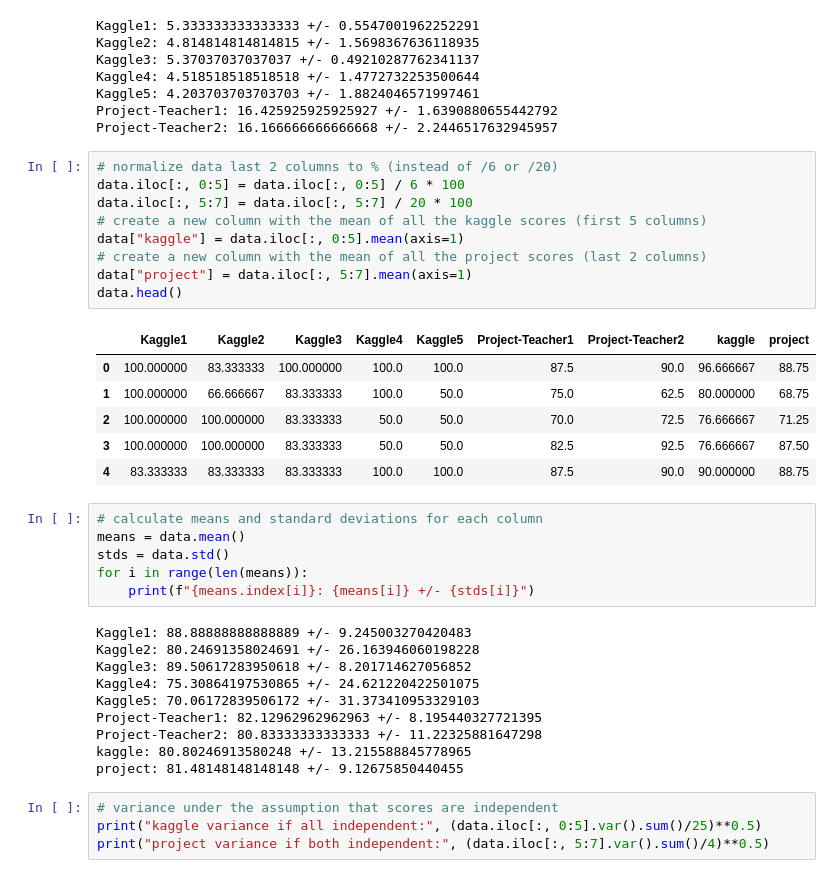
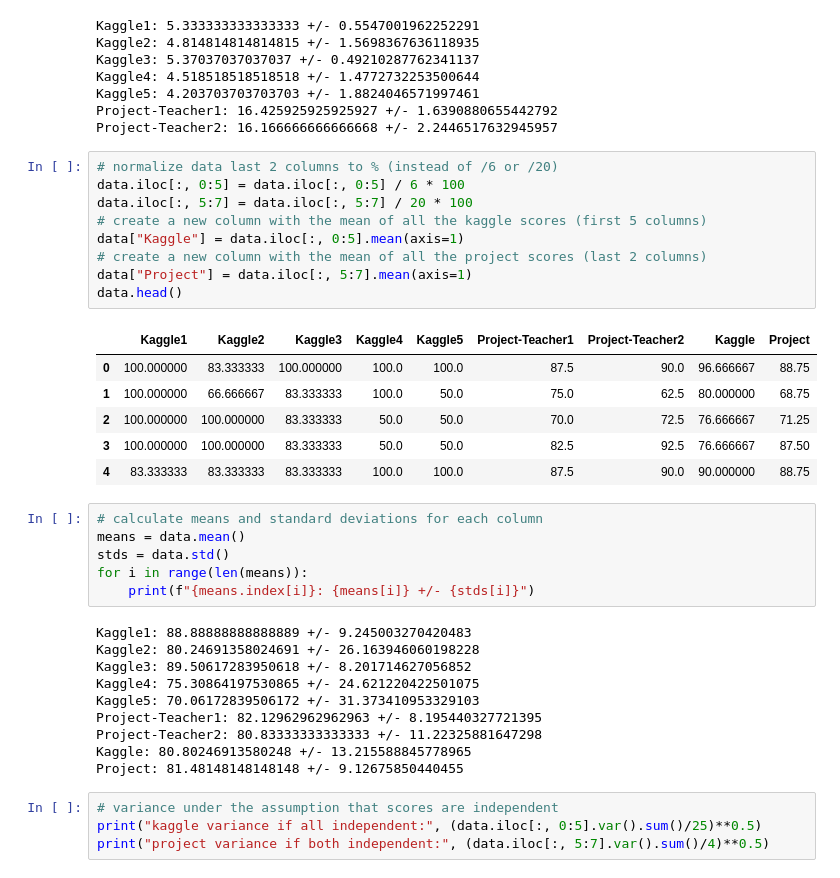
Before and after one commit to pauldubois98/MarkingCorrelation, a Jupyter notebook: analysis.ipynb, the cells around one changed output. Saved outputs shown, nothing was run; the diff lists cells and outputs as text.

```diff
--- a/analysis.ipynb
+++ b/analysis.ipynb
@@ -29,14 +29,14 @@ Project-Teacher2: 16.166666666666668 +/- 2.2446517632945957
 # %%
 # normalize data last 2 columns to % (instead of /6 or /20)
 data.iloc[:, 0:5] = data.iloc[:, 0:5] / 6 * 100
 data.iloc[:, 5:7] = data.iloc[:, 5:7] / 20 * 100
 # create a new column with the mean of all the kaggle scores (first 5 columns)
-data["kaggle"] = data.iloc[:, 0:5].mean(axis=1)
+data["Kaggle"] = data.iloc[:, 0:5].mean(axis=1)
 # create a new column with the mean of all the project scores (last 2 columns)
-data["project"] = data.iloc[:, 5:7].mean(axis=1)
+data["Project"] = data.iloc[:, 5:7].mean(axis=1)
 data.head()
 # %% [output]
-|  | Kaggle1 | Kaggle2 | Kaggle3 | Kaggle4 | Kaggle5 | Project-Teacher1 | Project-Teacher2 | kaggle | project |
+|  | Kaggle1 | Kaggle2 | Kaggle3 | Kaggle4 | Kaggle5 | Project-Teacher1 | Project-Teacher2 | Kaggle | Project |
 | 0 | 100.000000 | 83.333333 | 100.000000 | 100.0 | 100.0 | 87.5 | 90.0 | 96.666667 | 88.75 |
 | 1 | 100.000000 | 66.666667 | 83.333333 | 100.0 | 50.0 | 75.0 | 62.5 | 80.000000 | 68.75 |
 | 2 | 100.000000 | 100.000000 | 83.333333 | 50.0 | 50.0 | 70.0 | 72.5 | 76.666667 | 71.25 |
@@ -56,8 +56,8 @@ Kaggle4: 75.30864197530865 +/- 24.621220422501075
 Kaggle5: 70.06172839506172 +/- 31.373410953329103
 Project-Teacher1: 82.12962962962963 +/- 8.195440327721395
 Project-Teacher2: 80.83333333333333 +/- 11.22325881647298
-kaggle: 80.80246913580248 +/- 13.215588845778965
-project: 81.48148148148148 +/- 9.12675850440455
+Kaggle: 80.80246913580248 +/- 13.215588845778965
+Project: 81.48148148148148 +/- 9.12675850440455
 # %%
 # variance under the assumption that scores are independent
 print("kaggle variance if all independent:", (data.iloc[:, 0:5].var().sum()/25)**0.5)
```
Also changed, not shown: parts of 3 cells of this notebook.
